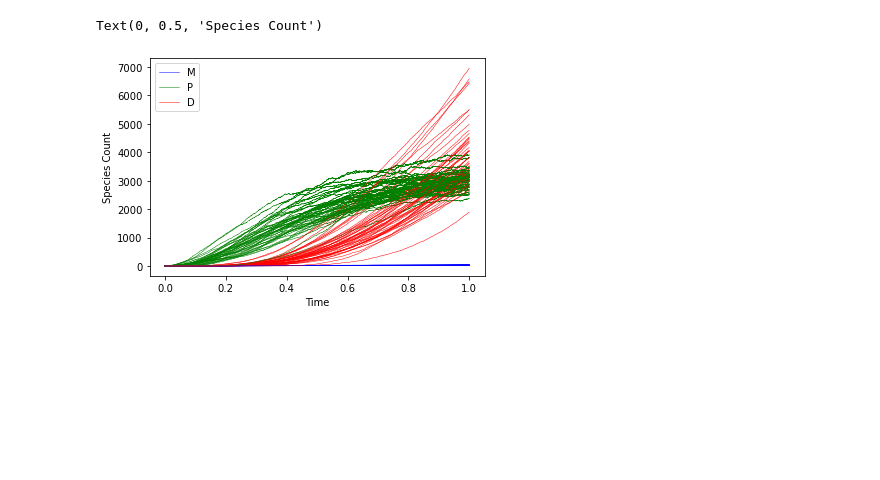
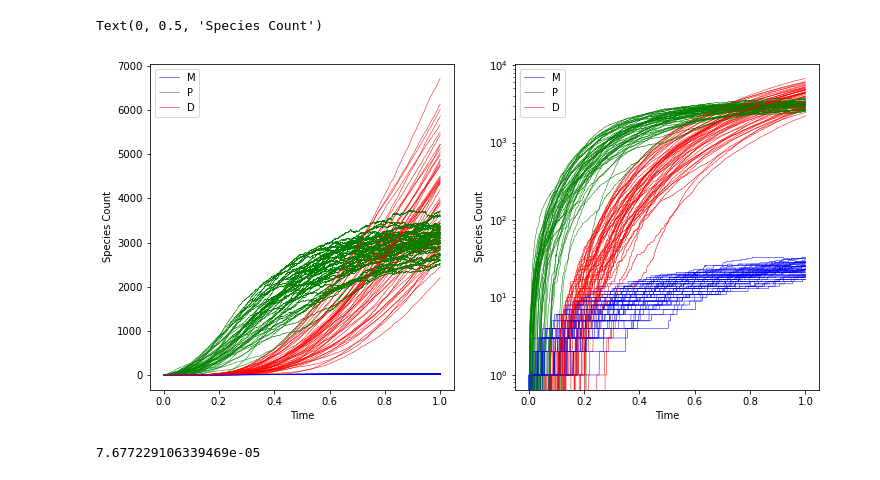
Before and after one commit to sohailzaveri/supply_chains_simulation, a Jupyter notebook: codes/SSA Simulation of SRN.ipynb, the cells around one changed output. Saved outputs shown, nothing was run; the diff lists cells and outputs as text; code cells hidden in the pictures; blank space fills up the shorter version.

```diff
--- a/codes/SSA Simulation of SRN.ipynb
+++ b/codes/SSA Simulation of SRN.ipynb
@@ -14,7 +14,8 @@ def propensity(x):
     return np.array([25, 1000*x[0], (1/1000)*x[1]*(x[1]-1), 0.1*x[0], x[2]])
 # %%
 runs = 50
-legend_labels = []
+
+fig, (ax1, ax2) = plt.subplots(1, 2, figsize=(12, 6))
 
 for run in range(runs):
     #initialisation
@@ -35,37 +36,51 @@ for run in range(runs):
         h = (1/a0)*np.log(1/r1)
 
         r2 = np.random.uniform(0, 1)
         decider = r2*a0
         a_sum = 0
         mu = None
         for i in range(a.size):
             if a_sum < decider and decider <= a_sum + a[i]:
                 mu = i
                 break
             a_sum = a_sum + a[i]
 
         reaction_count[mu] = reaction_count[mu] + 1
 
         x = x + nu[mu]
         t = t + h
 
         x_t = np.append(x_t, [x], axis = 0)
         time = np.append(time, t)
 
     M = x_t[:, 0]
     P = x_t[:, 1]
     D = x_t[:, 2]
 
-    plt.plot(time, M, color = 'blue', label = 'M', linewidth=0.5)
-    plt.plot(time, P, color = 'green', label = 'P', linewidth=0.5)
-    plt.plot(time, D, color = 'red', label = 'D', linewidth=0.5)
+    ax1.plot(time, M, color = 'blue', label = 'M', linewidth=0.5)
+    ax1.plot(time, P, color = 'green', label = 'P', linewidth=0.5)
+    ax1.plot(time, D, color = 'red', label = 'D', linewidth=0.5)
+
+    ax2.plot(time, M, color='blue', label='M', linewidth=0.5)
+    ax2.plot(time, P, color='green', label='P', linewidth=0.5)
+    ax2.plot(time, D, color='red', label='D', linewidth=0.5)
+    ax2.set_yscale('log')
 
     legend_labels.append(f'Run {run+1}')
 
-plt.legend(['M', 'P', 'D'])
+ax1.legend(['M', 'P', 'D'])
+ax1.set_xlabel('Time')
+ax1.set_ylabel('Species Count')
 
-plt.xlabel('Time')
-plt.ylabel('Species Count')
+ax2.legend(['M', 'P', 'D'])
+ax2.set_xlabel('Time')
+ax2.set_ylabel('Species Count')
 # %% [output]
 Text(0, 0.5, 'Species Count')
-[figure, old version]
+[figure, new version]
+# %%
+time_diffs = np.diff(time)
+time_diff_mean = np.mean(time_diffs)
+time_diff_mean
+# %% [output]
+7.677229106339469e-05
```
Also changed, not shown: 1 other file.
